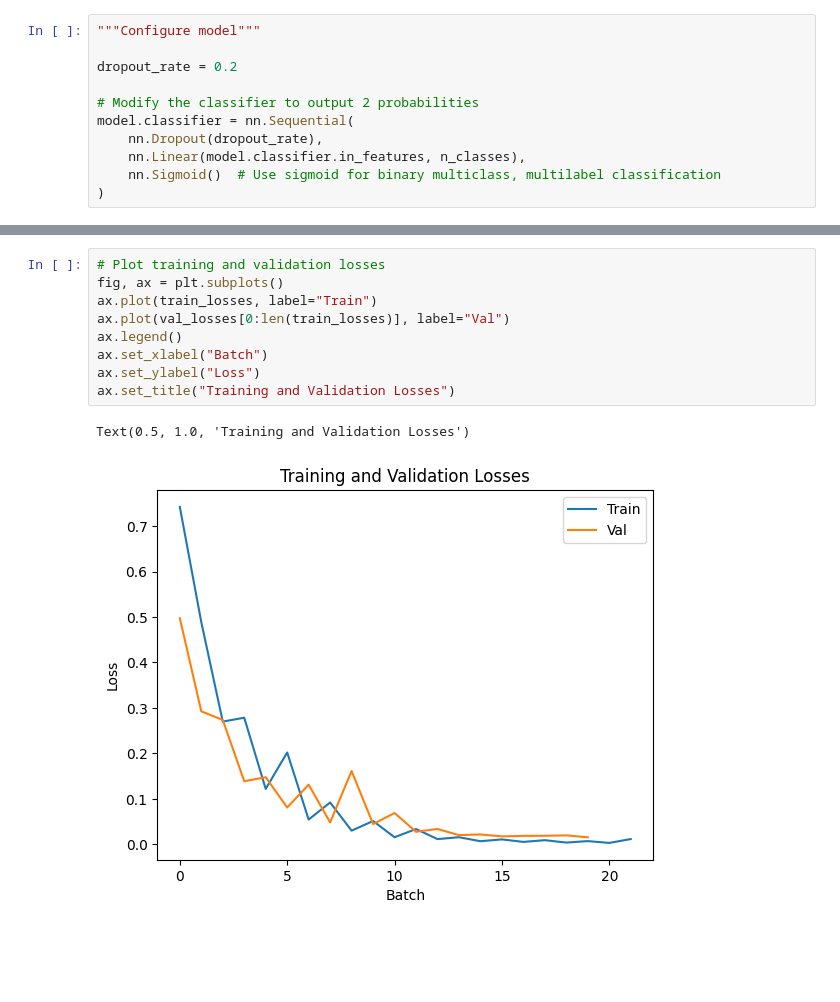
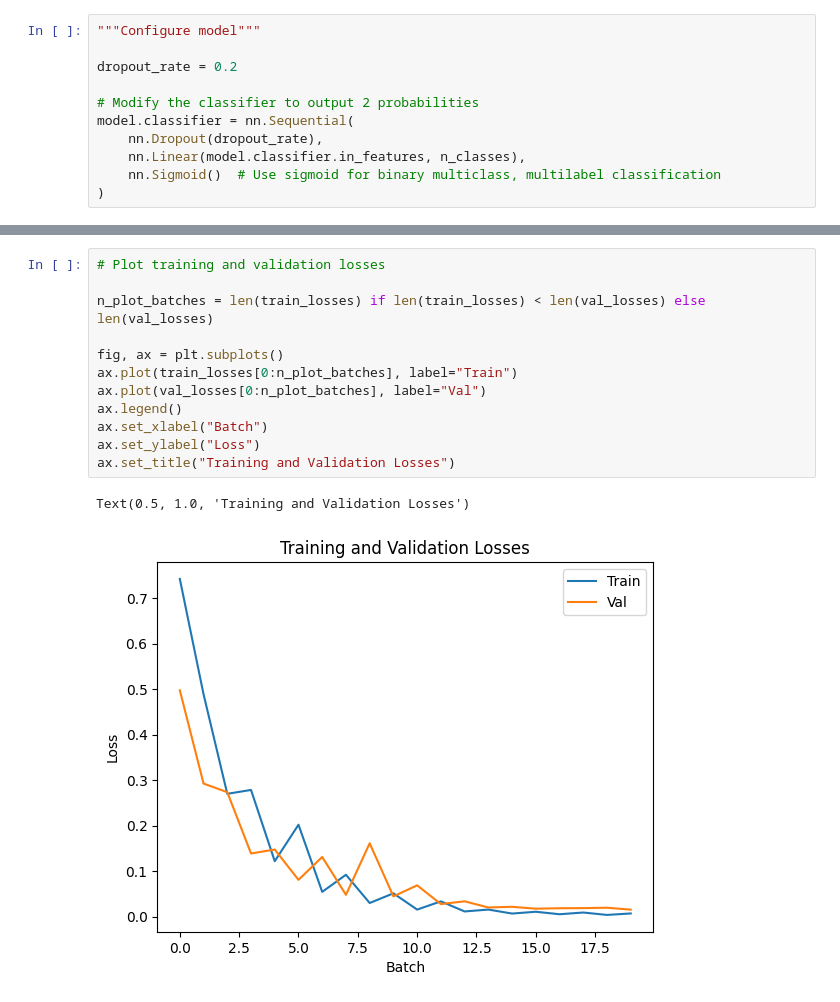
Before and after one commit to jkbhagatio/MatchMentor, a Jupyter notebook: notebooks/example_model_training.ipynb, the cells around one changed output, grey strips where cells are left out. Saved outputs shown, nothing was run; the diff lists cells and outputs as text; blank space fills up the shorter version.

Commit message:
updated loss and val plots

```diff
--- a/notebooks/example_model_training.ipynb
+++ b/notebooks/example_model_training.ipynb
@@ -210,13 +210,16 @@ Finished training:
 Epoch 10:  Batch 19: loss.item()=0.011801883578300476  val_loss=0.015643728896975517
 # %%
 # Plot training and validation losses
+
+n_plot_batches = len(train_losses) if len(train_losses) < len(val_losses) else len(val_losses)
+
 fig, ax = plt.subplots()
-ax.plot(train_losses, label="Train")
-ax.plot(val_losses[0:len(train_losses)], label="Val")
+ax.plot(train_losses[0:n_plot_batches], label="Train")
+ax.plot(val_losses[0:n_plot_batches], label="Val")
 ax.legend()
 ax.set_xlabel("Batch")
 ax.set_ylabel("Loss")
 ax.set_title("Training and Validation Losses")
 # %% [output]
 Text(0.5, 1.0, 'Training and Validation Losses')
-[figure, old version]
+[figure, new version]
```
